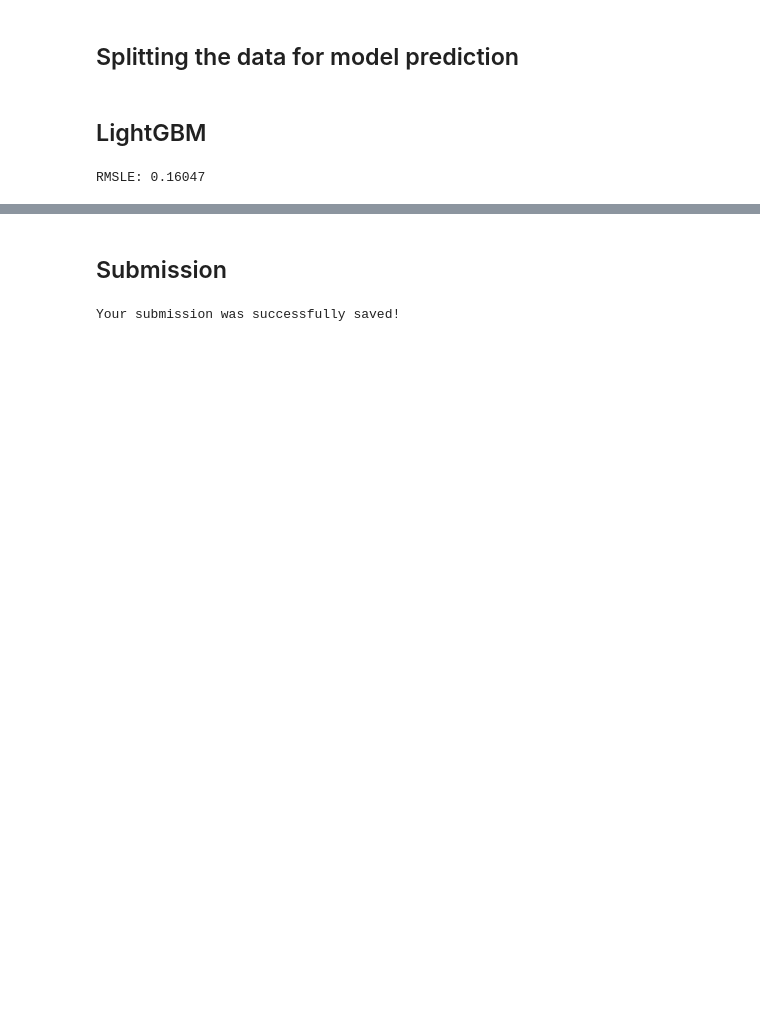
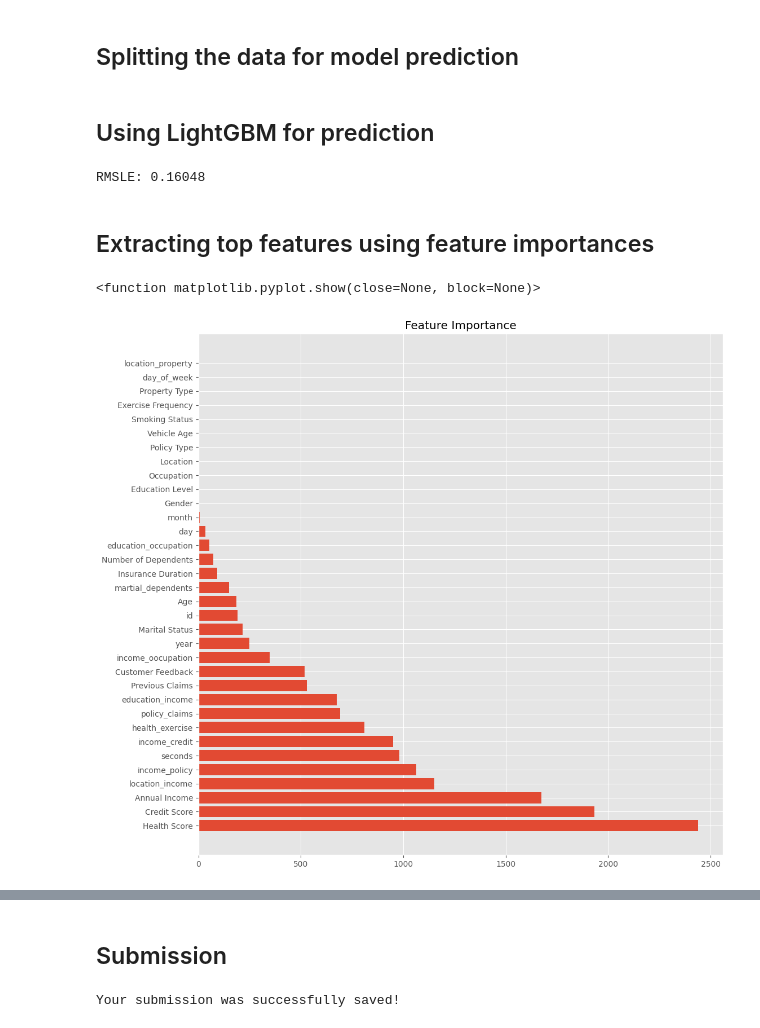
Before and after one commit to sjain600/Kaggle-Insurance-Prediction, a Jupyter notebook: baseline-model-with-lightbm.ipynb, the cells around one changed output, grey strips where cells are left out. Cells and saved outputs as stored; diff of their text form; code cells hidden in the pictures; blank space fills up the shorter version.

```diff
--- a/baseline-model-with-lightbm.ipynb
+++ b/baseline-model-with-lightbm.ipynb
@@ -219,19 +201,19 @@ for train_index, valid_index in kf.split(X, y):
     X_train, X_valid = X.iloc[train_index], X.iloc[valid_index]
     y_train, y_valid = y.iloc[train_index], y.iloc[valid_index]
 # %% [markdown]
-## LightGBM
+## Using LightGBM for prediction
 # %%
 from lightgbm import LGBMRegressor
 from sklearn.metrics import mean_squared_log_error
 
 lgm = LGBMRegressor(
     n_estimators=500,
-    learning_rate=0.06738100925889774,
-    min_split_gain=4.708741923911547,
-    max_depth=13,
-    reg_lambda=2.082992538887048,
-    feature_fraction=0.796395105708553,
+    learning_rate=0.012057,
+    min_split_gain= 5.05991,
+    max_depth=11,
+    reg_lambda = 0.70115,
     random_state=340,
+    feature_fraction=0.8,
     n_jobs= -1,
     device_type='gpu',
     verbose=-1
@@ -240,4 +222,19 @@ lgm = LGBMRegressor(
 preds_light = lgm.predict(X_valid)
 print(f'RMSLE: {np.sqrt(mean_squared_log_error(preds_light, y_valid)):,.5f}')
 # %% [output]
-RMSLE: 0.16047
+RMSLE: 0.16048
+# %% [markdown]
+## Extracting top features using feature importances
+# %%
+importances = lgm.feature_importances_
+columns = X.columns
+
+df_importances = pd.DataFrame({'Feature': columns, 'Importance': importances})
+df_importances = df_importances.sort_values('Importance', ascending=False)
+plt.figure(figsize=(12, 12))
+plt.barh(df_importances['Feature'], df_importances['Importance'])
+plt.title('Feature Importance')
+plt.show
+# %% [output]
+<function matplotlib.pyplot.show(close=None, block=None)>
+[figure, added]
```
Also changed, not shown: parts of 18 cells of this notebook.
